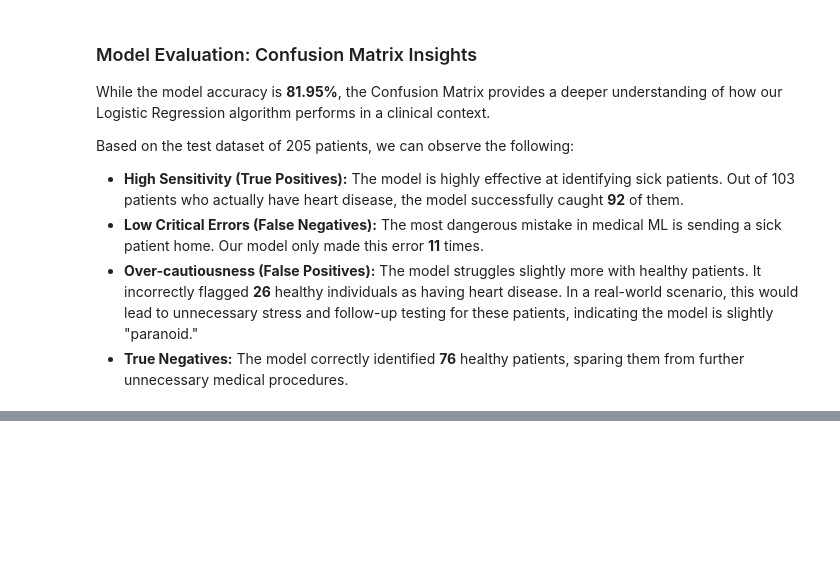
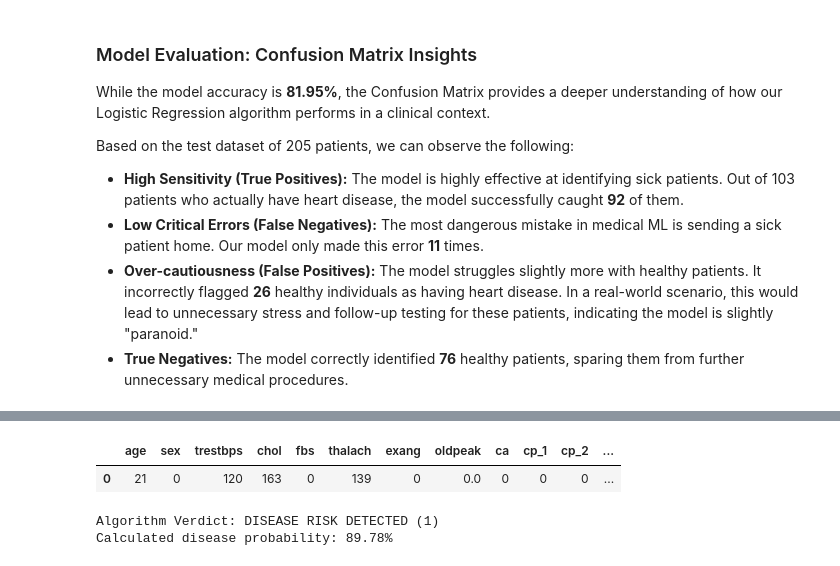
Before and after one commit to igasz/heart-disease-eda-ml, a Jupyter notebook: heart-ml.ipynb, the cells around one changed output, grey strips where cells are left out. Drawn from its saved outputs; the diff is of its cells as text; code cells hidden in the pictures; blank space fills up the shorter version.

Commit message:
the real patient

```diff
--- a/heart-ml.ipynb
+++ b/heart-ml.ipynb
@@ -112,0 +119,18 @@ Based on the test dataset of 205 patients, we can observe the following:
+# %%
+my_patient = pd.DataFrame(columns=X_train.columns)
+my_patient.loc[0] = 0
+# %%
+my_patient['age'] = 21
+my_patient['sex'] = 0
+my_patient['chol'] = 163
+my_patient['thalach'] = 139
+my_patient['fbs'] = 0
+my_patient['trestbps'] = 120
+my_patient['oldpeak'] = 0.0
+my_patient['ca'] = 0
+my_patient['exang'] = 0
+# %%
+my_patient.head()
+# %% [output]
+|  | age | sex | trestbps | chol | fbs | thalach | exang | oldpeak | ca | cp_1 | cp_2 | ... |
+| 0 | 21 | 0 | 120 | 163 | 0 | 139 | 0 | 0.0 | 0 | 0 | 0 | ... |
@@ -112,0 +150,10 @@ Based on the test dataset of 205 patients, we can observe the following:
+# %%
+if prediction[0] == 1:
+    print("Algorithm Verdict: DISEASE RISK DETECTED (1)")
+else:
+    print("Algorithm Verdict: HEALTHY (0)")
+
+print(f"Calculated disease probability: {probability:.2f}%")
+# %% [output]
+Algorithm Verdict: DISEASE RISK DETECTED (1)
+Calculated disease probability: 89.78%
```
Also changed, not shown: parts of 5 cells of this notebook.
